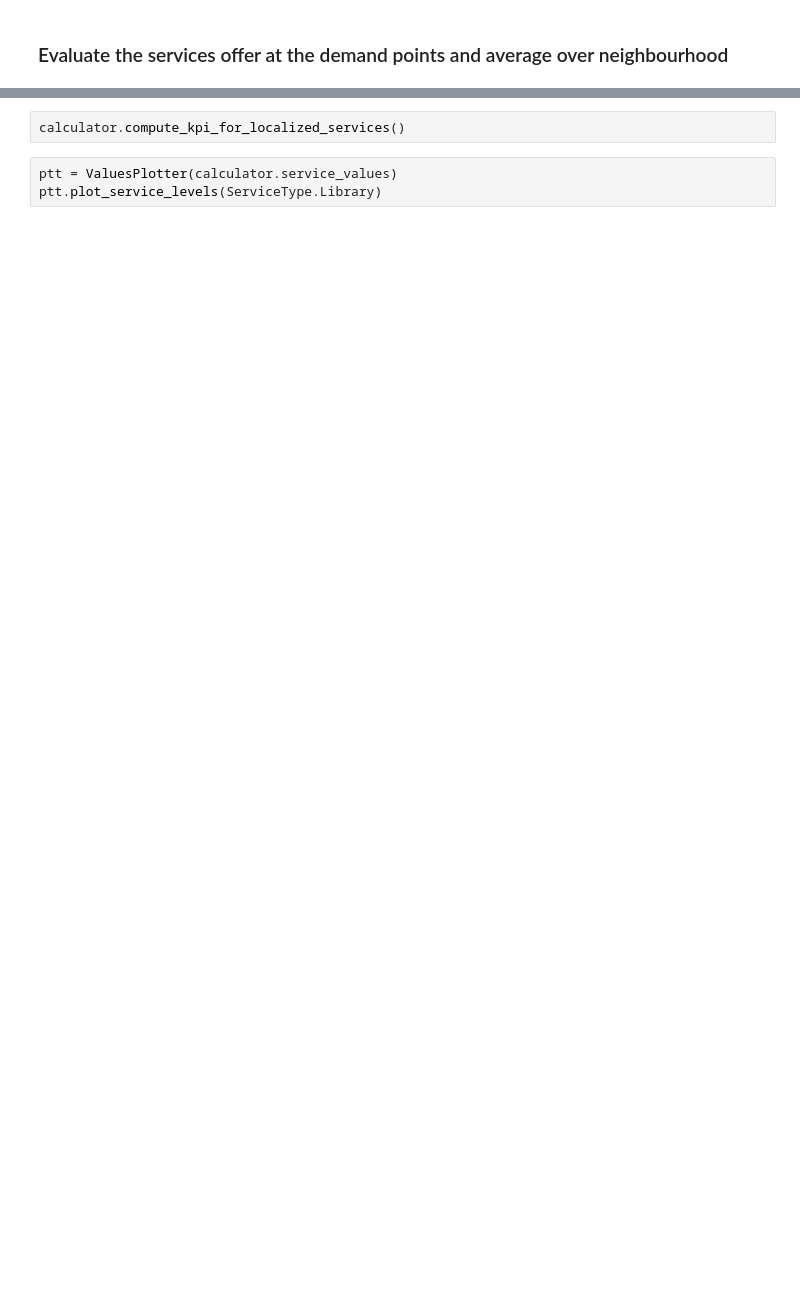
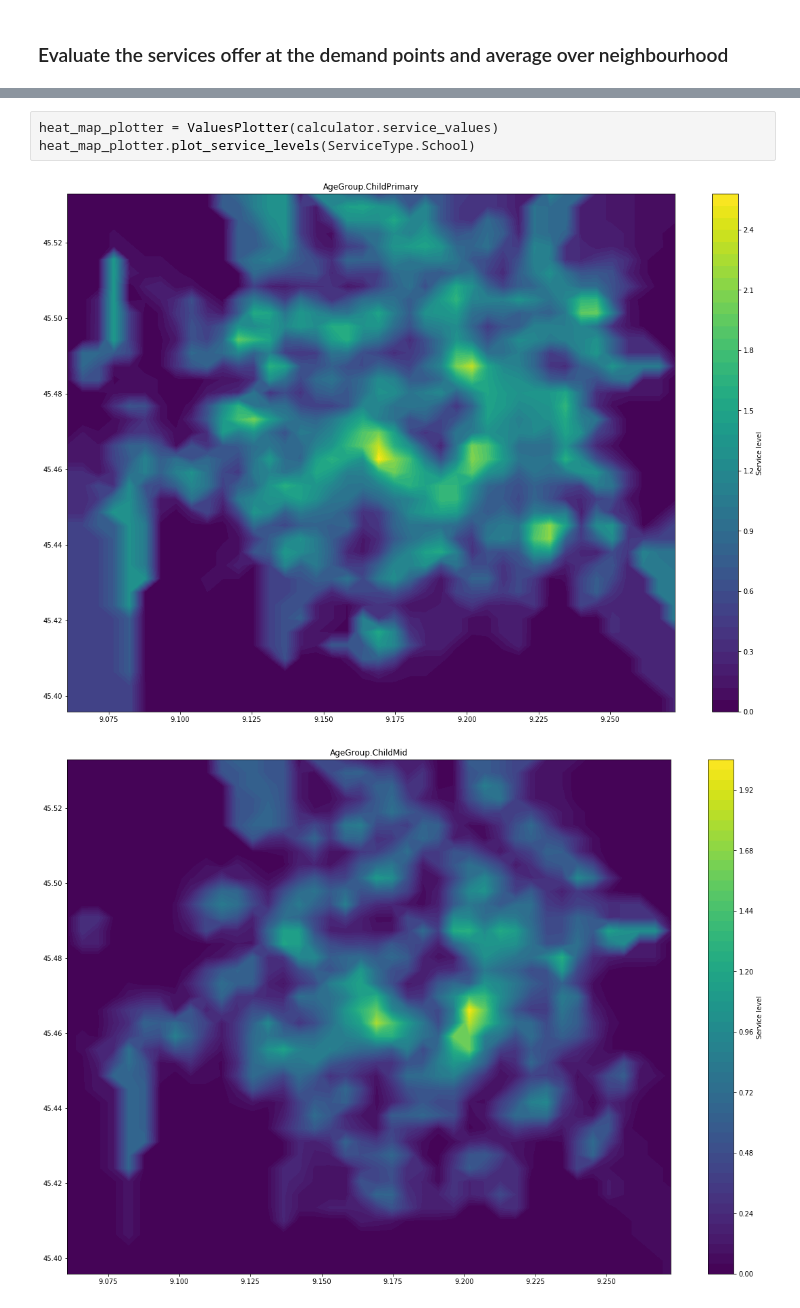
Before and after one commit to italia/daf-mappa-quartiere, a Jupyter notebook: notebooks/CityServicesModel.ipynb, the cells around one changed output, grey strips where cells are left out. Saved outputs shown, nothing was run; the diff lists cells and outputs as text; blank space fills up the shorter version.

```diff
--- a/notebooks/CityServicesModel.ipynb
+++ b/notebooks/CityServicesModel.ipynb
@@ -77,5 +112,6 @@ for _,loader in loaders.items():
-# %%
-calculator.compute_kpi_for_localized_services()
 # %%
-ptt = ValuesPlotter(calculator.service_values)
-ptt.plot_service_levels(ServiceType.Library)
+heat_map_plotter = ValuesPlotter(calculator.service_values)
+heat_map_plotter.plot_service_levels(ServiceType.School)
+# %% [output]
+[figure, added]
+[figure, added]
```
Also changed, not shown: parts of 10 cells of this notebook, 2 other files.
